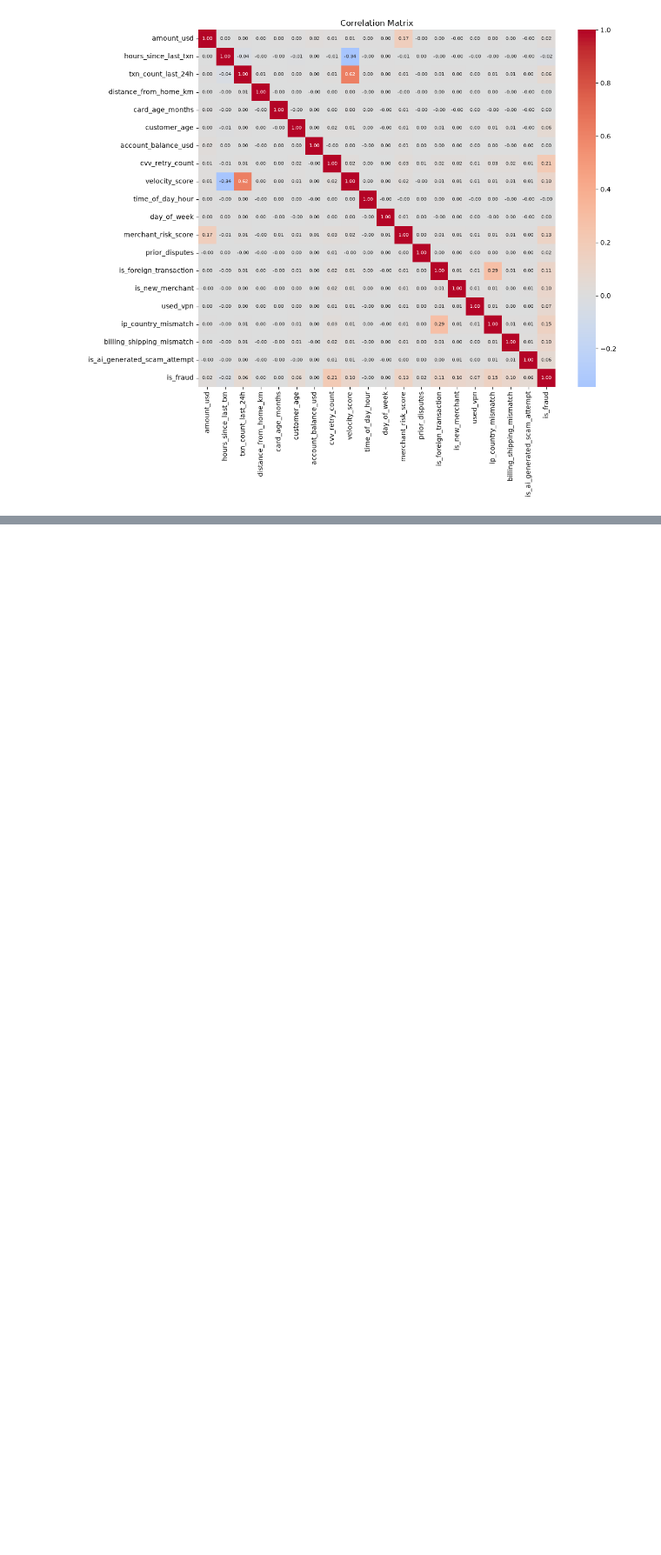
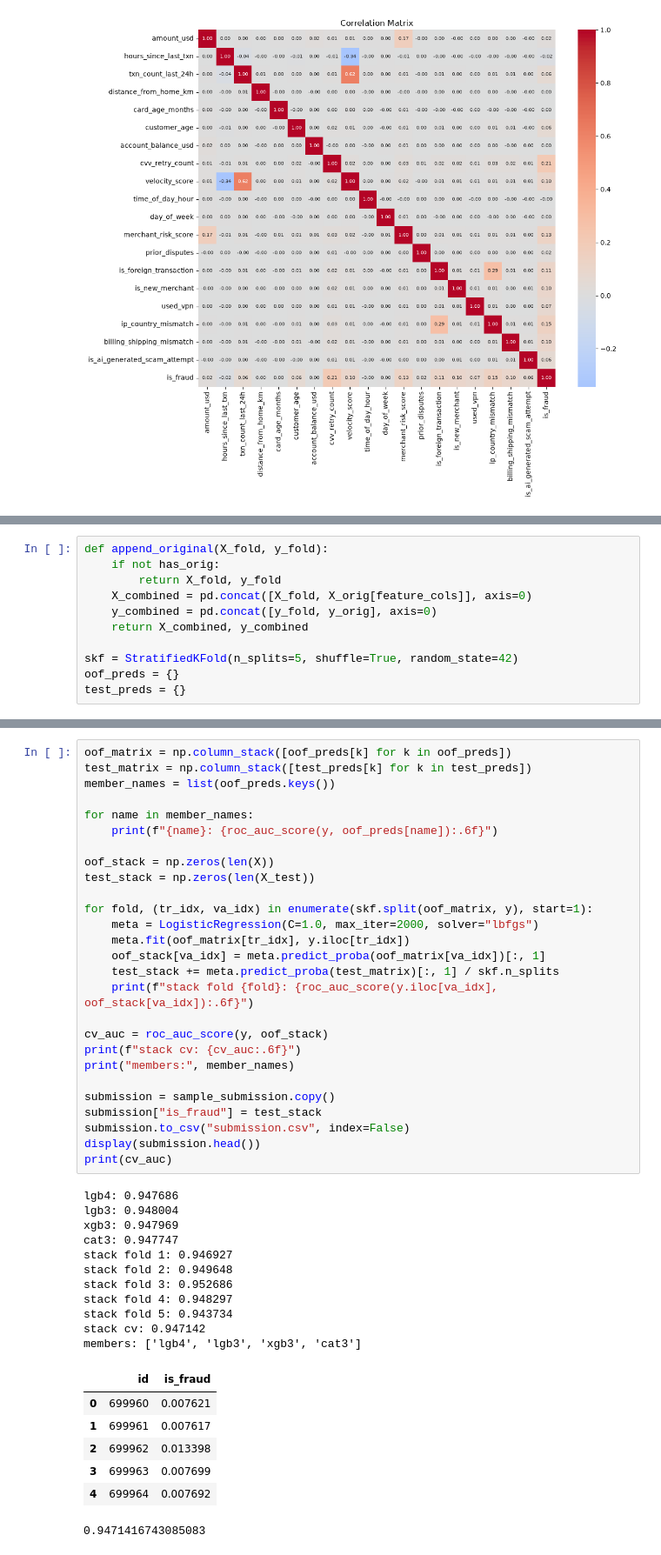
Before and after one commit to oivler/kaggle-credit-card-fraud, a Jupyter notebook: model.ipynb, the cells around one changed output, grey strips where cells are left out. Shown at 87% size. Saved outputs shown, nothing was run; the diff lists cells and outputs as text; blank space fills up the shorter version.

```diff
--- a/model.ipynb
+++ b/model.ipynb
@@ -478,0 +400,11 @@ weights hgb/lgb/xgb: 0.1/0.54/0.36
+# %%
+def append_original(X_fold, y_fold):
+    if not has_orig:
+        return X_fold, y_fold
+    X_combined = pd.concat([X_fold, X_orig[feature_cols]], axis=0)
+    y_combined = pd.concat([y_fold, y_orig], axis=0)
+    return X_combined, y_combined
+
+skf = StratifiedKFold(n_splits=5, shuffle=True, random_state=42)
+oof_preds = {}
+test_preds = {}
@@ -478,0 +579,46 @@ weights hgb/lgb/xgb: 0.1/0.54/0.36
+# %%
+oof_matrix = np.column_stack([oof_preds[k] for k in oof_preds])
+test_matrix = np.column_stack([test_preds[k] for k in test_preds])
+member_names = list(oof_preds.keys())
+
+for name in member_names:
+    print(f"{name}: {roc_auc_score(y, oof_preds[name]):.6f}")
+
+oof_stack = np.zeros(len(X))
+test_stack = np.zeros(len(X_test))
+
+for fold, (tr_idx, va_idx) in enumerate(skf.split(oof_matrix, y), start=1):
+    meta = LogisticRegression(C=1.0, max_iter=2000, solver="lbfgs")
+    meta.fit(oof_matrix[tr_idx], y.iloc[tr_idx])
+    oof_stack[va_idx] = meta.predict_proba(oof_matrix[va_idx])[:, 1]
+    test_stack += meta.predict_proba(test_matrix)[:, 1] / skf.n_splits
+    print(f"stack fold {fold}: {roc_auc_score(y.iloc[va_idx], oof_stack[va_idx]):.6f}")
+
+cv_auc = roc_auc_score(y, oof_stack)
+print(f"stack cv: {cv_auc:.6f}")
+print("members:", member_names)
+
+submission = sample_submission.copy()
+submission["is_fraud"] = test_stack
+submission.to_csv("submission.csv", index=False)
+display(submission.head())
+print(cv_auc)
+# %% [output]
+lgb4: 0.947686
+lgb3: 0.948004
+xgb3: 0.947969
+cat3: 0.947747
+stack fold 1: 0.946927
+stack fold 2: 0.949648
+stack fold 3: 0.952686
+stack fold 4: 0.948297
+stack fold 5: 0.943734
+stack cv: 0.947142
+members: ['lgb4', 'lgb3', 'xgb3', 'cat3']
+|  | id | is_fraud |
+| 0 | 699960 | 0.007621 |
+| 1 | 699961 | 0.007617 |
+| 2 | 699962 | 0.013398 |
+| 3 | 699963 | 0.007699 |
+| 4 | 699964 | 0.007692 |
+0.9471416743085083
```
Also changed, not shown: parts of 16 cells of this notebook.
